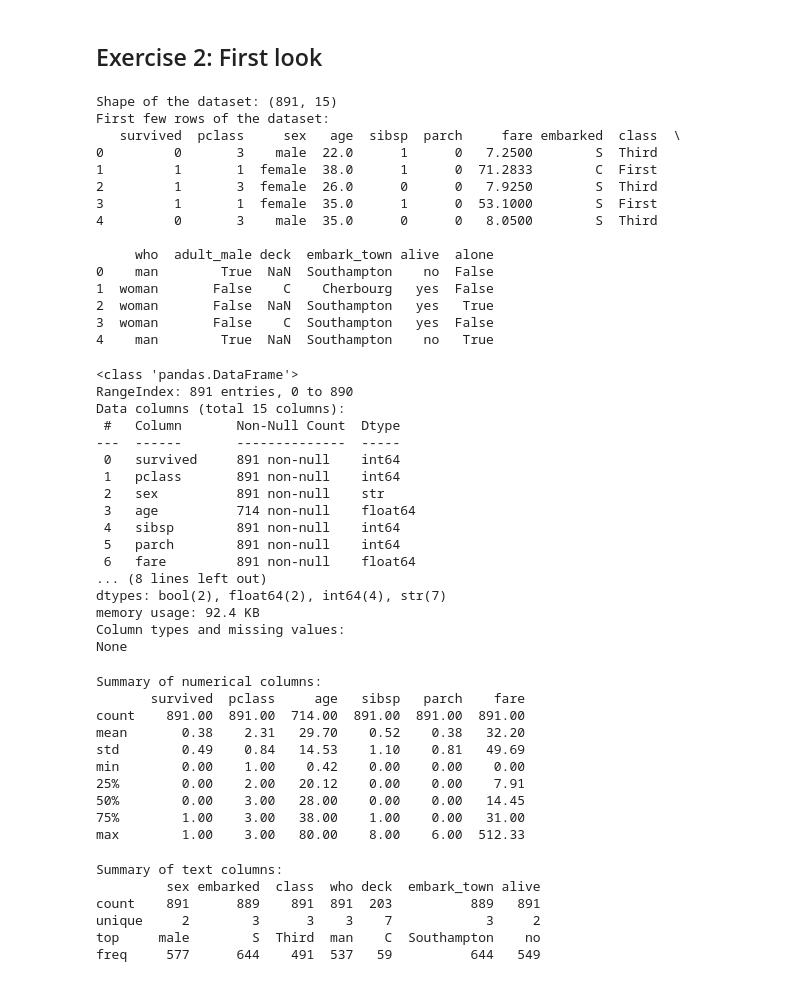
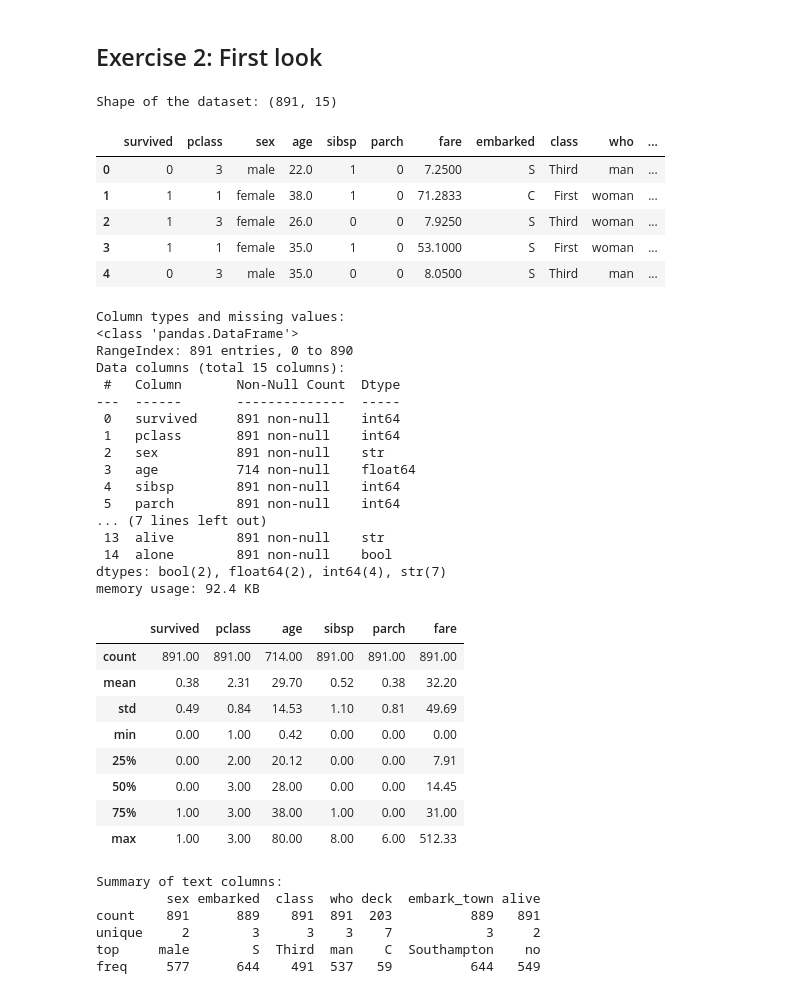
Before and after one commit to adam-c4d/pythonllm-practise, a Jupyter notebook: 02_data/titanic_eda.ipynb, the cells around one changed output. Cells and saved outputs as stored; diff of their text form; code cells hidden in the pictures.

```diff
--- a/02_data/titanic_eda.ipynb
+++ b/02_data/titanic_eda.ipynb
@@ -10,29 +10,22 @@ import seaborn as sns
 # %%
 ## Load Titanic dataset
 df_raw = pd.read_csv("data/titanic.csv")
 print(f"Shape of the dataset: {df_raw.shape}")
-print(f"First few rows of the dataset:\n{df_raw.head()}")
+display(df_raw.head())
 # %% [output]
 Shape of the dataset: (891, 15)
-First few rows of the dataset:
-   survived  pclass     sex   age  sibsp  parch     fare embarked  class  \
-0         0       3    male  22.0      1      0   7.2500        S  Third
-1         1       1  female  38.0      1      0  71.2833        C  First
-2         1       3  female  26.0      0      0   7.9250        S  Third
-3         1       1  female  35.0      1      0  53.1000        S  First
-4         0       3    male  35.0      0      0   8.0500        S  Third
-
-     who  adult_male deck  embark_town alive  alone
-0    man        True  NaN  Southampton    no  False
-1  woman       False    C    Cherbourg   yes  False
-2  woman       False  NaN  Southampton   yes   True
-3  woman       False    C  Southampton   yes  False
-4    man        True  NaN  Southampton    no   True
+|  | survived | pclass | sex | age | sibsp | parch | fare | embarked | class | who | ... |
+| 0 | 0 | 3 | male | 22.0 | 1 | 0 | 7.2500 | S | Third | man | ... |
+| 1 | 1 | 1 | female | 38.0 | 1 | 0 | 71.2833 | C | First | woman | ... |
+| 2 | 1 | 3 | female | 26.0 | 0 | 0 | 7.9250 | S | Third | woman | ... |
+| 3 | 1 | 1 | female | 35.0 | 1 | 0 | 53.1000 | S | First | woman | ... |
+| 4 | 0 | 3 | male | 35.0 | 0 | 0 | 8.0500 | S | Third | man | ... |
 # %%
 # Cell 4: Column types and missing values
-# df_raw.info()
-print(f"Column types and missing values:\n{df_raw.info()}")
+print("Column types and missing values:")
+df_raw.info()
 # %% [output]
+Column types and missing values:
 <class 'pandas.DataFrame'>
 RangeIndex: 891 entries, 0 to 890
 Data columns (total 15 columns):
@@ -44,27 +37,24 @@ Data columns (total 15 columns):
  3   age          714 non-null    float64
  4   sibsp        891 non-null    int64
  5   parch        891 non-null    int64
- 6   fare         891 non-null    float64
-... (8 lines left out)
+... (7 lines left out)
+ 13  alive        891 non-null    str
+ 14  alone        891 non-null    bool
 dtypes: bool(2), float64(2), int64(4), str(7)
 memory usage: 92.4 KB
-Column types and missing values:
-None
 # %%
 # Cell 5: Summary of the number columns
-
-print(f"Summary of numerical columns:\n{df_raw.describe().round(2)}") # .round(2) rounds the numbers to 2 decimal places
+df_raw.describe().round(2) # .round(2) rounds the numbers to 2 decimal places
 # %% [output]
-Summary of numerical columns:
-       survived  pclass     age   sibsp   parch    fare
-count    891.00  891.00  714.00  891.00  891.00  891.00
-mean       0.38    2.31   29.70    0.52    0.38   32.20
-std        0.49    0.84   14.53    1.10    0.81   49.69
-min        0.00    1.00    0.42    0.00    0.00    0.00
-25%        0.00    2.00   20.12    0.00    0.00    7.91
-50%        0.00    3.00   28.00    0.00    0.00   14.45
-75%        1.00    3.00   38.00    1.00    0.00   31.00
-max        1.00    3.00   80.00    8.00    6.00  512.33
+|  | survived | pclass | age | sibsp | parch | fare |
+| count | 891.00 | 891.00 | 714.00 | 891.00 | 891.00 | 891.00 |
+| mean | 0.38 | 2.31 | 29.70 | 0.52 | 0.38 | 32.20 |
+| std | 0.49 | 0.84 | 14.53 | 1.10 | 0.81 | 49.69 |
+| min | 0.00 | 1.00 | 0.42 | 0.00 | 0.00 | 0.00 |
+| 25% | 0.00 | 2.00 | 20.12 | 0.00 | 0.00 | 7.91 |
+| 50% | 0.00 | 3.00 | 28.00 | 0.00 | 0.00 | 14.45 |
+| 75% | 1.00 | 3.00 | 38.00 | 1.00 | 0.00 | 31.00 |
+| max | 1.00 | 3.00 | 80.00 | 8.00 | 6.00 | 512.33 |
 # %%
 # Cell 6: Summary of the text columns
 
```
Also changed, not shown: parts of 14 cells of this notebook, 2 other files.
